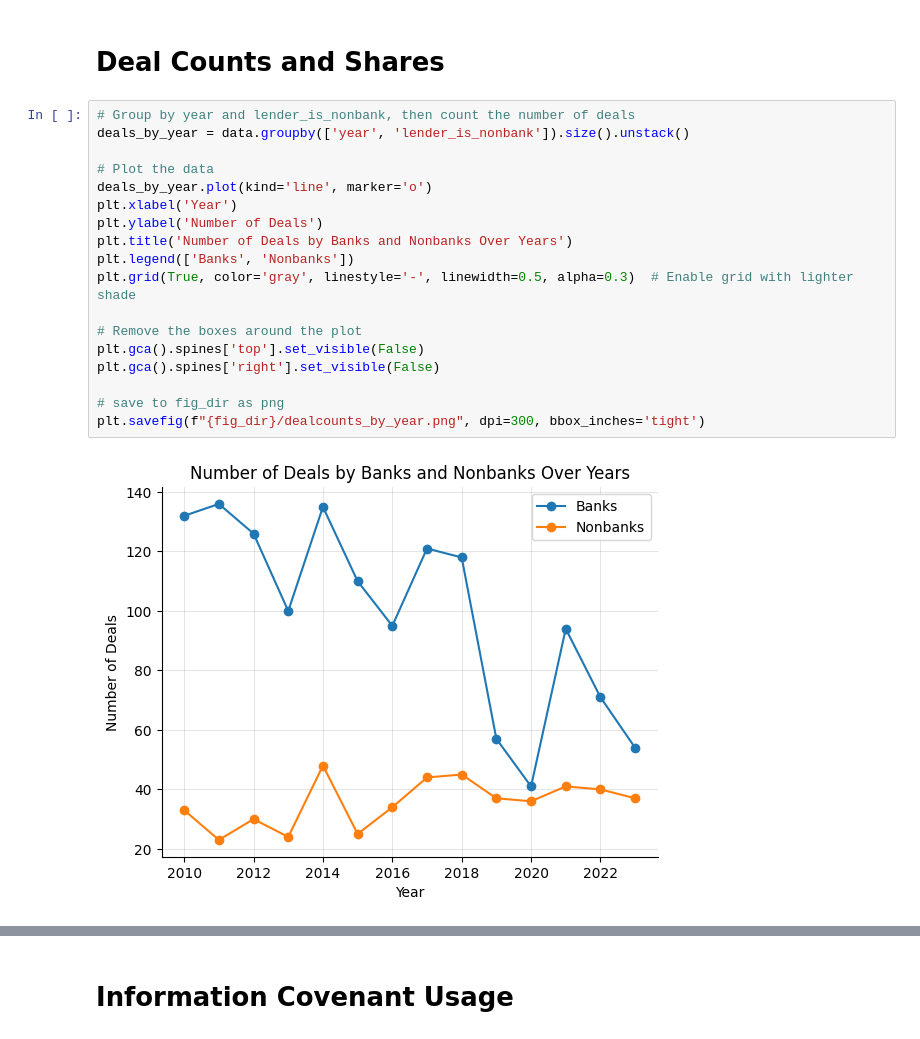
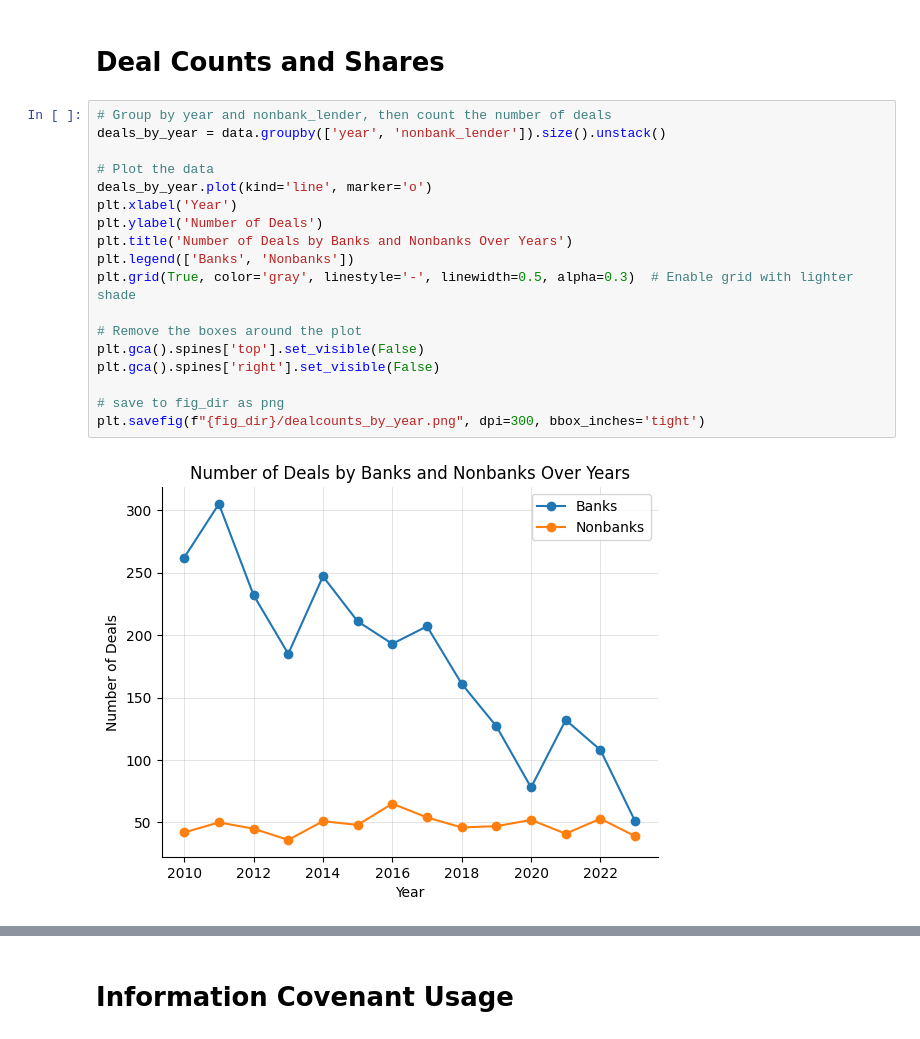
Before and after one commit to zirui-song/direct-lending, a Jupyter notebook: Analyze_Merged_Covenants.ipynb, the cells around one changed output, grey strips where cells are left out. Saved outputs shown, nothing was run; the diff lists cells and outputs as text.

```diff
--- a/Analyze_Merged_Covenants.ipynb
+++ b/Analyze_Merged_Covenants.ipynb
@@ -24,24 +24,24 @@ data = pd.read_csv('../Data/Cleaned/final_regression_sample.csv')
 # %% [markdown]
 # Deal Counts and Shares
 # %%
-# Group by year and lender_is_nonbank, then count the number of deals
-deals_by_year = data.groupby(['year', 'lender_is_nonbank']).size().unstack()
+# Group by year and nonbank_lender, then count the number of deals
+deals_by_year = data.groupby(['year', 'nonbank_lender']).size().unstack()
 
 # Plot the data
 deals_by_year.plot(kind='line', marker='o')
 plt.xlabel('Year')
 plt.ylabel('Number of Deals')
 plt.title('Number of Deals by Banks and Nonbanks Over Years')
 plt.legend(['Banks', 'Nonbanks'])
 plt.grid(True, color='gray', linestyle='-', linewidth=0.5, alpha=0.3)  # Enable grid with lighter shade
 
 # Remove the boxes around the plot
 plt.gca().spines['top'].set_visible(False)
 plt.gca().spines['right'].set_visible(False)
 
 # save to fig_dir as png
 plt.savefig(f"{fig_dir}/dealcounts_by_year.png", dpi=300, bbox_inches='tight')
 # %% [output]
-[figure, old version]
+[figure, new version]
 # %%
 # Filter data for banks, private credit lenders, and other nonbanks
```
Also changed, not shown: parts of 11 cells of this notebook, 5 other files.
